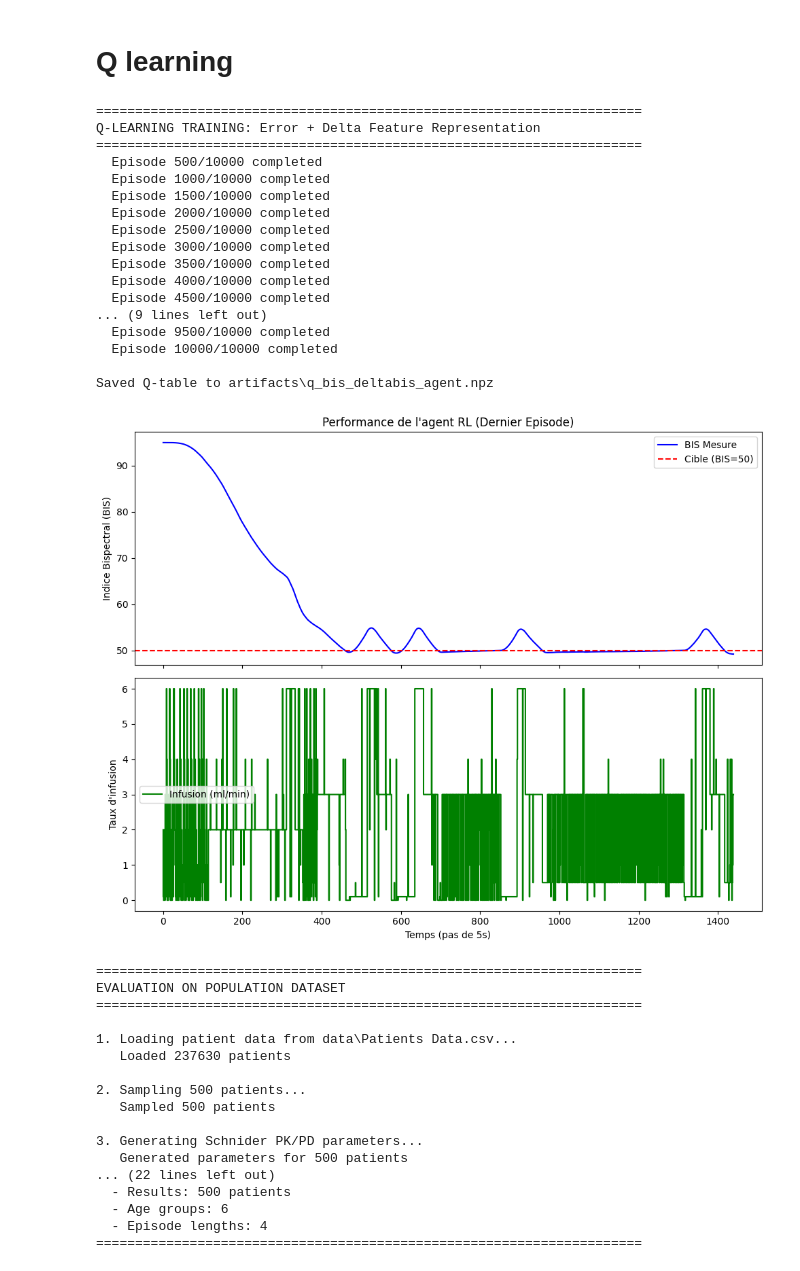
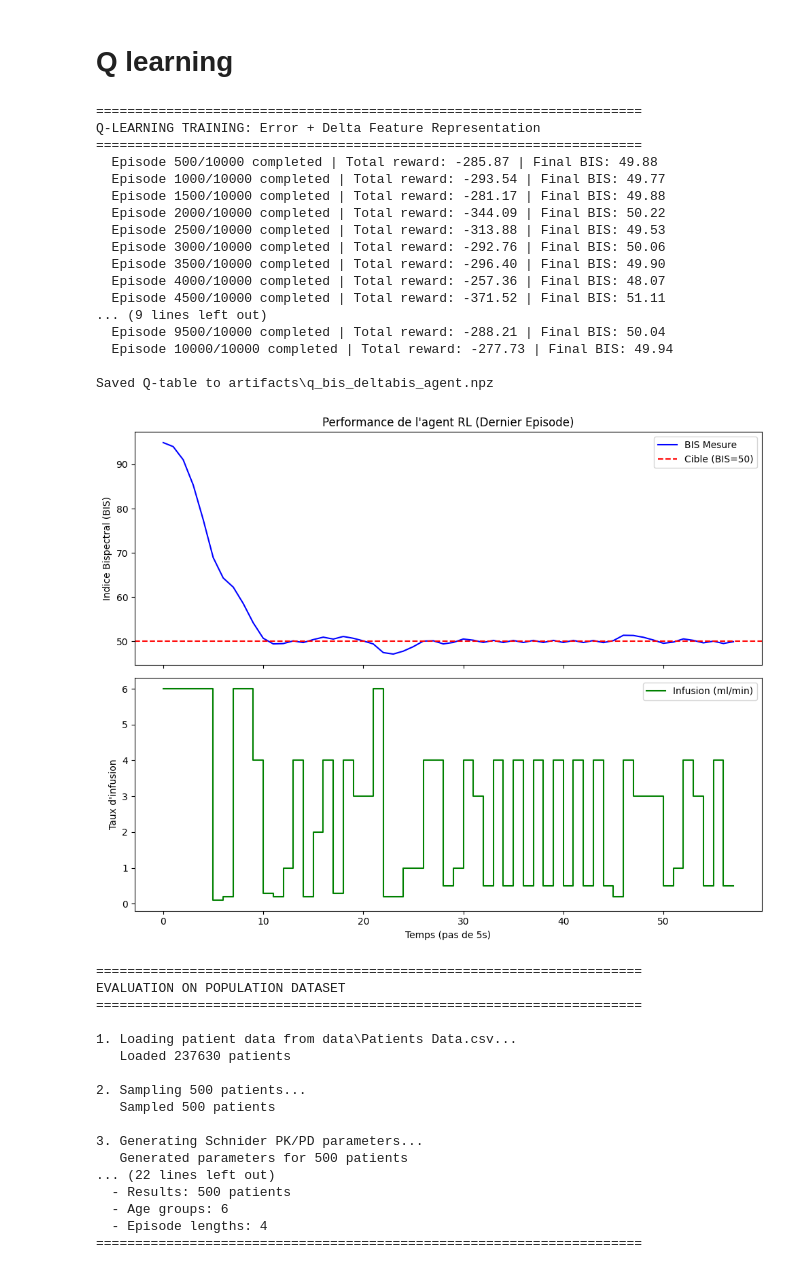
Before and after one commit to codinghaytam/anesthesia, a Jupyter notebook: Q learning.ipynb, the cells around one changed output. Saved outputs shown, nothing was run; the diff lists cells and outputs as text; code cells hidden in the pictures.

```diff
--- a/Q learning.ipynb
+++ b/Q learning.ipynb
@@ -21,11 +21,11 @@ from utils.eval_metrics import (
 
 TARGET_BIS = 50.0
 EPISODES = 10000
-STEPS_PER_EPISODE = 1440 #1h
+STEPS_PER_EPISODE = 7200 #2h
 ALPHA = 0.2
 GAMMA = 0.69
 EPSILON = 0.1
-
+DT=1.0
 # ============================================================================
 # PK/PD PARAMETERS (Schnider Model)
 # ============================================================================
@@ -46,10 +46,8 @@ ACTIONS = [0.0,0.1,0.2,0.3, 0.5, 1.0, 2.0, 3.0, 4.0, 6.0]
 # ============================================================================
 
 EVAL_SAMPLE_SIZE = 500
-EVAL_EPISODE_LENGTHS = [300, 600, 1200, 3600]
-EVAL_TIME_STEP = 120
+EVAL_EPISODE_LENGTHS = [3000, 6000, 12000, 36000]  # in seconds (50 min, 100 min, 200 min, 1 day)
 RANDOM_SEED = 42
-
 AGE_GROUPS = {
     "25-29": (25, 29),
     "30-45": (30, 45),
@@ -79,7 +77,7 @@ class AnesthesiaEnv:
         self.state_pk = np.zeros(3)
         self.ce = 0.0
         self.target = target_bis
-        self.dt = 5 / 60
+        self.dt = DT
 
     def step(self, action_idx):
         u = ACTIONS[action_idx]
@@ -241,7 +239,7 @@ class QLearningEvaluator:
             u = float(self.actions[a_idx])
 
             x_dot = A @ x + B * u
-            x = x + x_dot * EVAL_TIME_STEP
+            x = x + x_dot * DT
             x = np.clip(x, -10.0, 10.0)
 
             bis_log.append(float(measured_bis))
@@ -270,7 +268,7 @@ for ep in range(EPISODES):
     BIS_TARGET_MIN, BIS_TARGET_MAX = 40, 60
     CONSECUTIVE_TARGET_STEPS = 50
     consecutive_within_target = 0
-
+    total_reward = 0.0
     for _ in range(STEPS_PER_EPISODE):
         if np.random.rand() < EPSILON:
             a = np.random.randint(len(ACTIONS))
@@ -281,6 +279,7 @@ for ep in range(EPISODES):
         s_next = get_state_index(next_error, next_error - error)
 
         Q[s, a] = Q[s, a] + ALPHA * (r + GAMMA * np.max(Q[s_next]) - Q[s, a])
+        total_reward += r
 
         if ep == EPISODES - 1:
             history_bis.append(bis)
@@ -289,7 +288,6 @@ for ep in range(EPISODES):
         if BIS_TARGET_MIN <= bis <= BIS_TARGET_MAX:
             consecutive_within_target += 1
             if consecutive_within_target >= CONSECUTIVE_TARGET_STEPS:
-                print(f"Early stopping at episode {ep+1}: target BIS reached for {CONSECUTIVE_TARGET_STEPS} consecutive steps")
                 break
         else:
             consecutive_within_target = 0
@@ -298,8 +296,9 @@ for ep in range(EPISODES):
         error = next_error
         s = s_next
 
+
     if (ep + 1) % 500 == 0:
-        print(f"  Episode {ep + 1}/{EPISODES} completed")
+        print(f"  Episode {ep + 1}/{EPISODES} completed | Total reward: {total_reward:.2f} | Final BIS: {bis:.2f}")
 
 np.savez_compressed(
     Q_PATH,
@@ -373,45 +372,45 @@ for idx, (_, patient) in enumerate(eval_df.iterrows()):
             "age": age,
             "age_group": age_group,
             "results": results,
         }
     )
 
 results_df = create_results_dataframe(patient_results, EVAL_EPISODE_LENGTHS)
 summary_df = create_summary_by_age_group(results_df, EVAL_EPISODE_LENGTHS, AGE_GROUPS)
 
 print("\n6. Saving evaluation results...")
 save_evaluation_results(
     results_df,
     summary_df,
     "q_bis_deltabis",
     str(METRICS_DIR),
 )
 
 print("\n" + "=" * 70)
 print("Evaluation complete!")
 print(f"  - Results: {len(results_df)} patients")
 print(f"  - Age groups: {results_df['AgeGroup'].nunique()}")
 print(f"  - Episode lengths: {len(EVAL_EPISODE_LENGTHS)}")
 print("=" * 70)
 # %% [output]
 ======================================================================
 Q-LEARNING TRAINING: Error + Delta Feature Representation
 ======================================================================
-  Episode 500/10000 completed
-  Episode 1000/10000 completed
-  Episode 1500/10000 completed
-  Episode 2000/10000 completed
-  Episode 2500/10000 completed
-  Episode 3000/10000 completed
-  Episode 3500/10000 completed
-  Episode 4000/10000 completed
-  Episode 4500/10000 completed
+  Episode 500/10000 completed | Total reward: -285.87 | Final BIS: 49.88
+  Episode 1000/10000 completed | Total reward: -293.54 | Final BIS: 49.77
+  Episode 1500/10000 completed | Total reward: -281.17 | Final BIS: 49.88
+  Episode 2000/10000 completed | Total reward: -344.09 | Final BIS: 50.22
+  Episode 2500/10000 completed | Total reward: -313.88 | Final BIS: 49.53
+  Episode 3000/10000 completed | Total reward: -292.76 | Final BIS: 50.06
+  Episode 3500/10000 completed | Total reward: -296.40 | Final BIS: 49.90
+  Episode 4000/10000 completed | Total reward: -257.36 | Final BIS: 48.07
+  Episode 4500/10000 completed | Total reward: -371.52 | Final BIS: 51.11
 ... (9 lines left out)
-  Episode 9500/10000 completed
-  Episode 10000/10000 completed
+  Episode 9500/10000 completed | Total reward: -288.21 | Final BIS: 50.04
+  Episode 10000/10000 completed | Total reward: -277.73 | Final BIS: 49.94
 
 Saved Q-table to artifacts\q_bis_deltabis_agent.npz
-[figure, old version]
+[figure, new version]
 ======================================================================
 EVALUATION ON POPULATION DATASET
 ======================================================================
```
Also changed, not shown: 18 other files.
